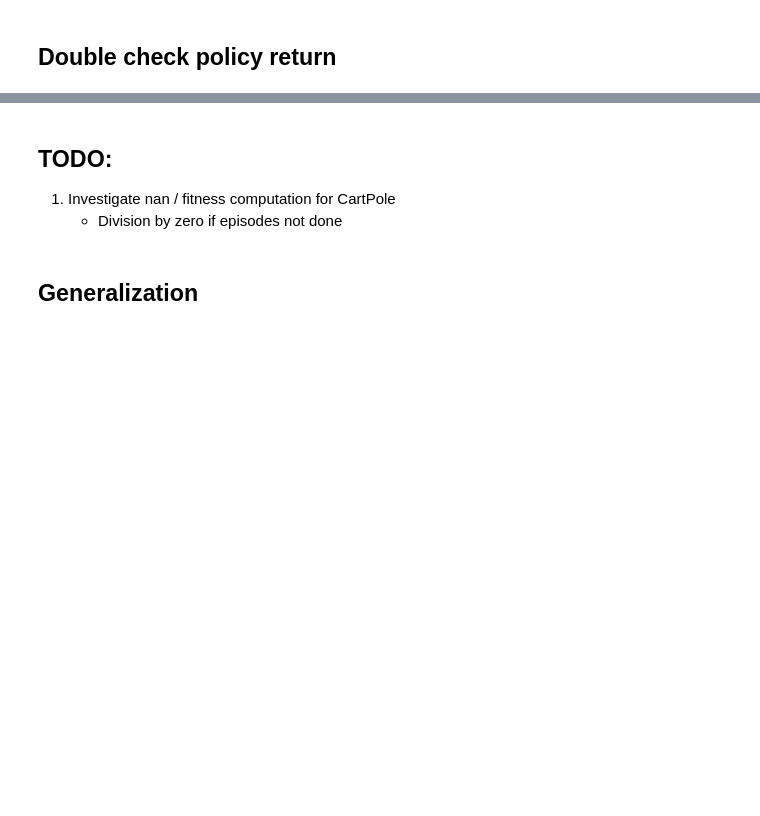
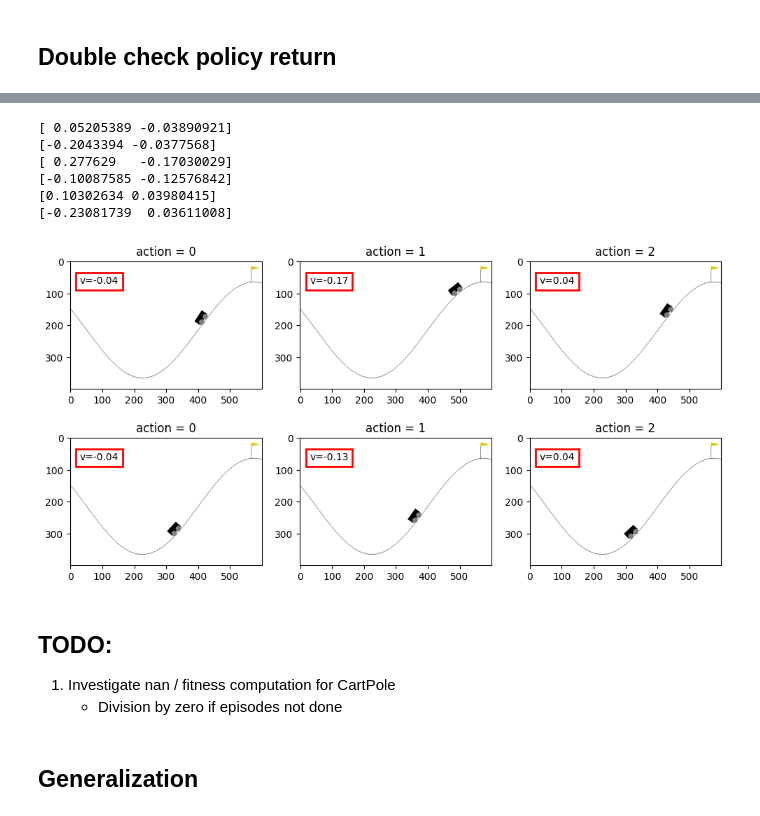
Before and after one commit to lupuandr/explainable-policies, a Jupyter notebook: notebooks/MPD_MountainCar.ipynb, the cells around one changed output, grey strips where cells are left out. Saved outputs shown, nothing was run; the diff lists cells and outputs as text; code cells hidden in the pictures; blank space fills up the shorter version.

```diff
--- a/notebooks/MPD_MountainCar.ipynb
+++ b/notebooks/MPD_MountainCar.ipynb
@@ -275,20 +309,36 @@ for t in tqdm(range(512)):
 # %%
 from policy_distillation.render import render_mountaincar as render_fn
 
-fig, ax = plt.subplots(1,n_actions, figsize=(12,8))
+fig, ax = plt.subplots(es_config["dataset_size"] // n_actions, n_actions, figsize=(12,6))
+
+ncols = es_config["dataset_size"] // n_actions
 
 for i, synth_state in enumerate(final_dataset):
     img = render_fn(synth_state, env_params)
-    ax[i].imshow(img, label="hello")
-    ax[i].set_title(f"action = {action_labels[i]}")
+    act = action_labels[i]
+
+    if es_config["dataset_size"] // n_actions > 1:
+        ax_current = ax[i % ncols][act]
+    else:
+        ax_current = ax[i]
+
+    ax_current.imshow(img)
+    ax_current.set_title(f"action = {act}")
 
     v = synth_state[-1].item()
-
 
     print(synth_state)
 
 #     ax[i].set_xticks([0, 600/2, 600], [-4.8, 0, 4.8])
-    ax[i].text(30, 70, f"v={v:.2f}", bbox=dict(fill=False, edgecolor='red', linewidth=2))
+    ax_current.text(30, 70, f"v={v:.2f}", bbox=dict(fill=False, edgecolor='red', linewidth=2))
+# %% [output]
+[ 0.05205389 -0.03890921]
+[-0.2043394 -0.0377568]
+[ 0.277629   -0.17030029]
+[-0.10087585 -0.12576842]
+[0.10302634 0.03980415]
+[-0.23081739  0.03611008]
+[figure, added]
 # %% [markdown]
 ## TODO:
 
```
Also changed, not shown: parts of 9 cells of this notebook, 7 other files.
